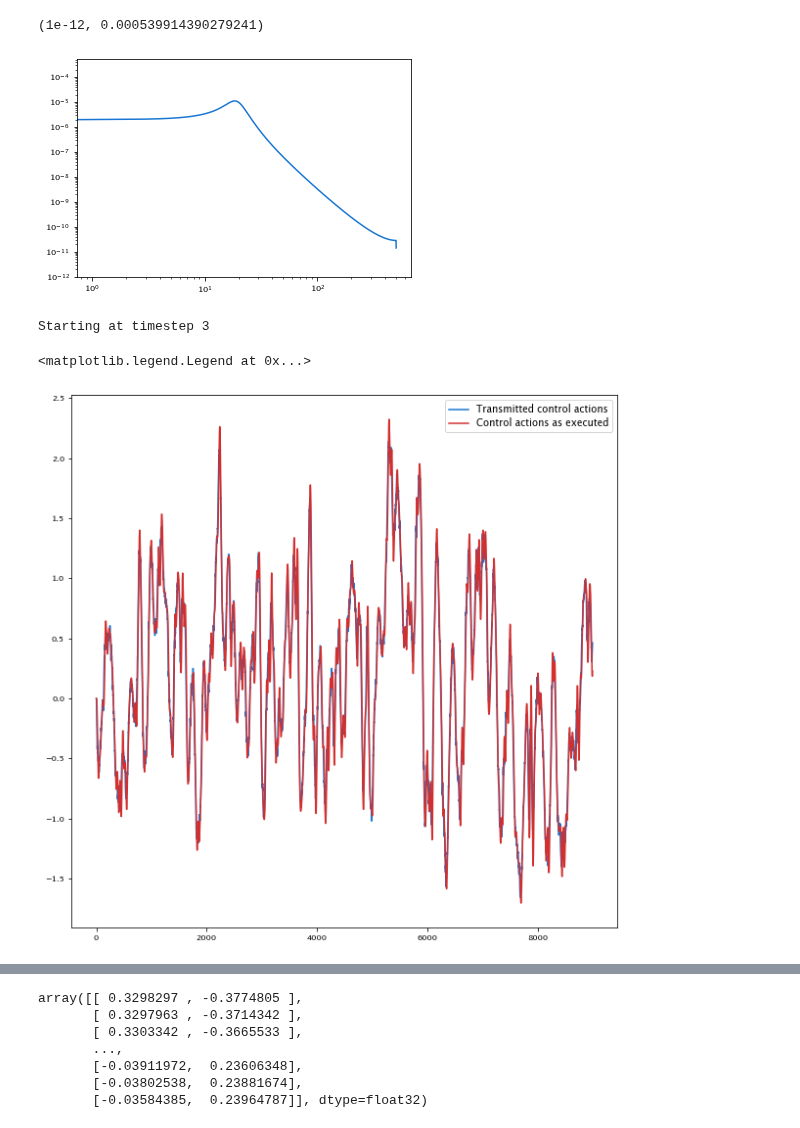
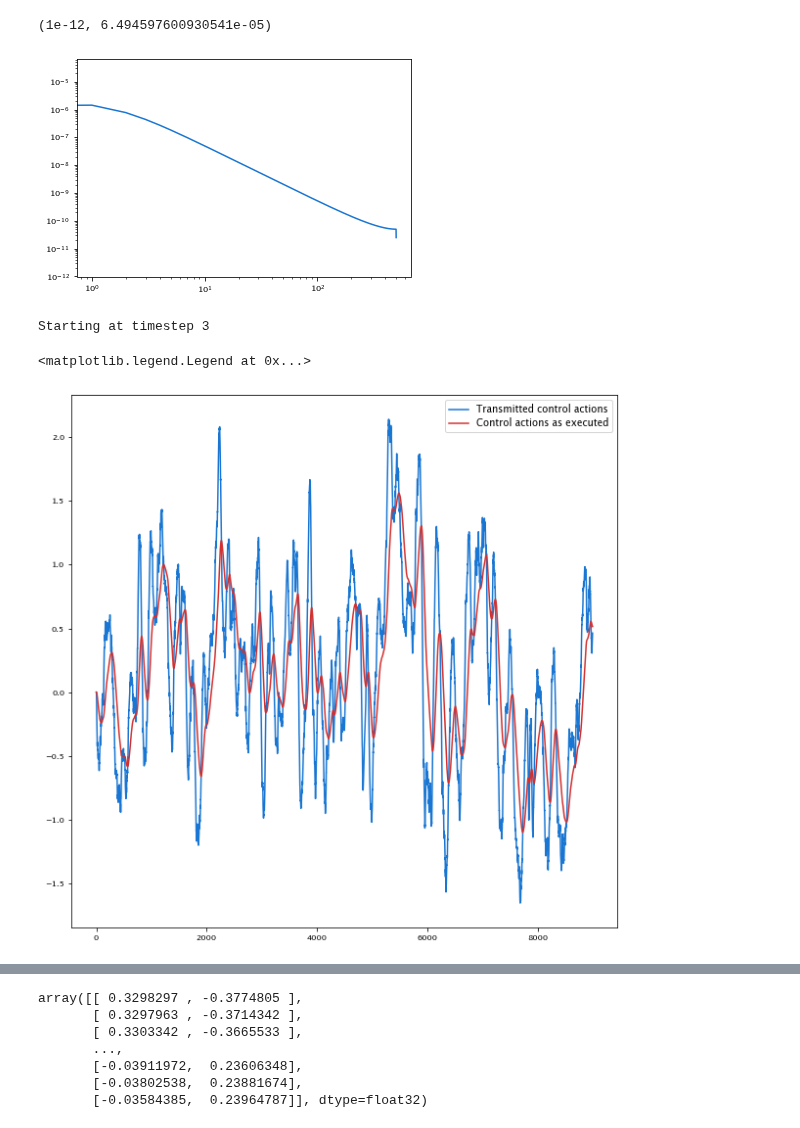
Before and after one commit to aditya-sengupta/tip-tilt-control, a Jupyter notebook: control/dev/control-response.ipynb, the cells around one changed output, grey strips where cells are left out. Saved outputs shown, nothing was run; the diff lists cells and outputs as text; code cells hidden in the pictures.

Commit message:
first try at MPC, and it isn't working

```diff
--- a/control/dev/control-response.ipynb
+++ b/control/dev/control-response.ipynb
@@ -10,7 +10,7 @@ from matplotlib import pyplot as plt
 delay = 0 # the number of frames of delay already accounted for
 f_sampling = 1000
 # %%
-def make_impulse_response(overshoot, t_rise, T=np.arange(0, 1, 0.001)):
+def make_impulse_response_second(overshoot, t_rise, T=np.arange(0, 1, 0.001)):
     # takes in fractional overshoot and rise time, returns a time-series impulse response satisfying it.
     # damping ratio from OS
     z = (-np.log(overshoot))/(np.sqrt(np.pi**2 + np.log(overshoot)**2))
@@ -21,3 +21,10 @@ def make_impulse_response(overshoot, t_rise, T=np.arange(0, 1, 0.001)):
     tf = signal.TransferFunction(num, den)
     impulse = signal.impulse(tf, T=T)
     return impulse[0], impulse[1] / sum(impulse[1])
+
+def make_impulse_response_first(w, T=np.arange(0, 1, 0.001)):
+    num = [w]
+    den = [1, w]
+    tf = signal.TransferFunction(num, den)
+    impulse = signal.impulse(tf, T=T)
+    return impulse[0], impulse[1] / sum(impulse[1])
@@ -26,3 +31,5 @@ times, impulse = make_impulse_response(0.5, 0.01)
+# %%
+times, impulse = make_impulse_response_first(10)
 # %%
 plt.plot(times, impulse)
 # %% [output]
@@ -32,8 +39,8 @@ plt.plot(times, impulse)
 plt.loglog(*signal.periodogram(impulse, fs=f_sampling))
 plt.ylim(1e-12)
 # %% [output]
-(1e-12, 0.000539914390279241)
+(1e-12, 6.494597600930541e-05)
-[figure, old version]
+[figure, new version]
 # %%
 # next up, data!
 # we're going to use the standard integrator for this, to more closely compare to actual Keck TTs.
@@ -44,11 +51,12 @@ res, act, _ = stdint.control(openloops, noise=0)
 # %% [output]
 Starting at timestep 3
 # %%
+true_actions = np.convolve(act, impulse)[:len(act)]
 plt.figure(figsize=(10,10))
 plt.plot(act, label='Transmitted control actions')
 plt.plot(true_actions, label='Control actions as executed')
 # plt.plot(true_actions - act, label='Residual action')
 plt.legend()
 # %% [output]
 <matplotlib.legend.Legend at 0x...>
-[figure, old version]
+[figure, new version]
```
Also changed, not shown: parts of 6 cells of this notebook, 3 other files.
